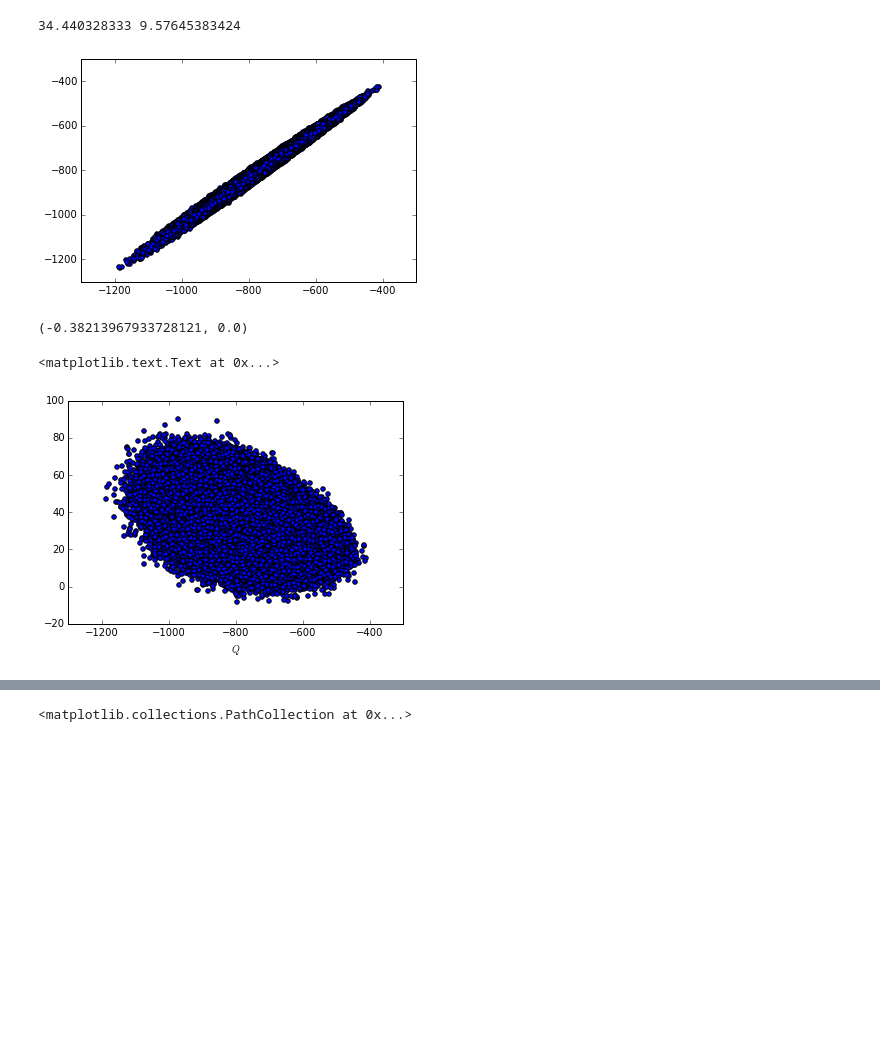
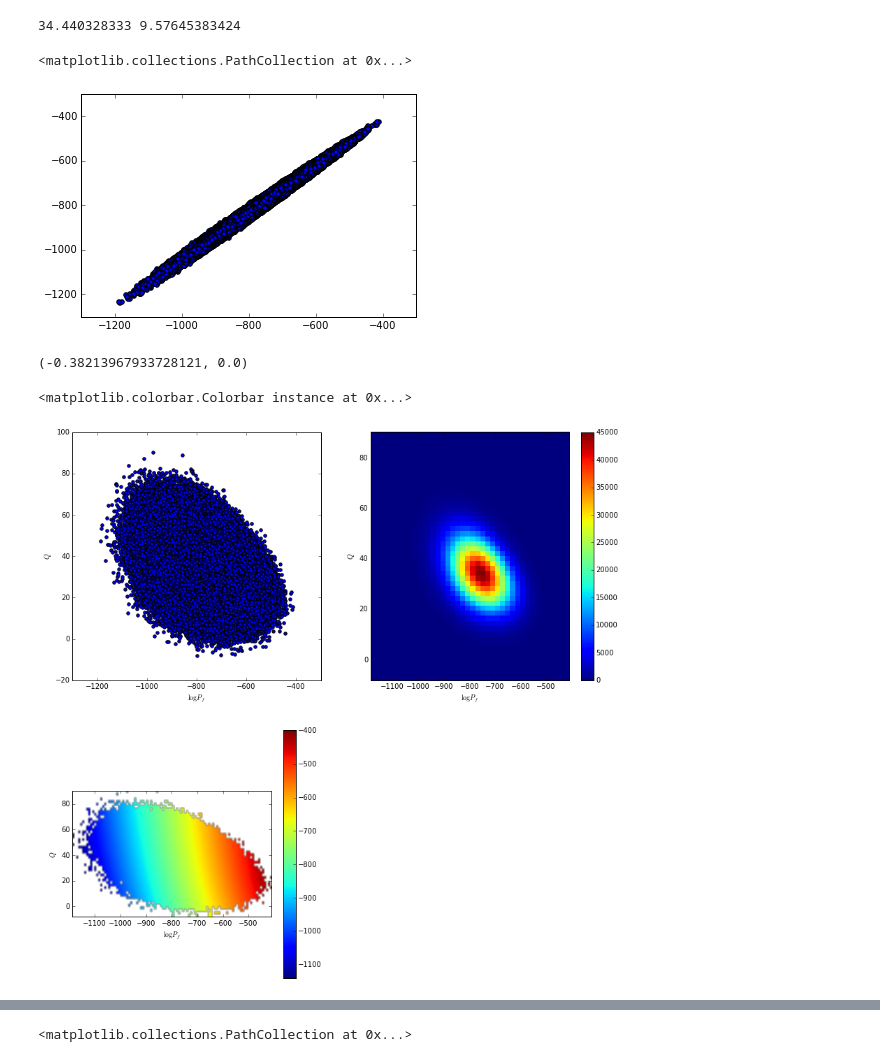
Before and after one commit to nperunov/ipython_notebook_shared, a Jupyter notebook: plot_logPf_Q.ipynb, the cells around one changed output, grey strips where cells are left out. Cells and saved outputs as stored; diff of their text form; code cells hidden in the pictures; blank space fills up the shorter version.

```diff
--- a/plot_logPf_Q.ipynb
+++ b/plot_logPf_Q.ipynb
@@ -55,19 +55,38 @@ print df.Q.mean(), np.log(np.sum(np.exp(-df.Q)))
 [figure]
 34.440328333 9.57645383424
 # %%
-plt.scatter(df.logPf, df.logPr); plt.show()
+plt.figure()
+plt.scatter(df.logPf, df.logPr)
 # %% [output]
+<matplotlib.collections.PathCollection at 0x...>
 [figure]
 # %%
 scipy.stats.pearsonr(df.logPf, df.Q)
 # %% [output]
 (-0.38213967933728121, 0.0)
-# %%
-plt.scatter(df.logPf, df.Q)
-plt.xlabel(r"$\log P_f$")
-plt.xlabel(r"$Q$")
-# %% [output]
-<matplotlib.text.Text at 0x...>
-[figure, removed]
+# %%
+plt.figure(figsize=(14,14))
+plt.subplot(221)
+plt.scatter(df.logPf, df.Q)
+plt.xlabel(r"$\log P_f$")
+plt.ylabel(r"$Q$")
+
+plt.subplot(222)
+plt.hist2d(df.logPf, df.Q, bins=[40,50])
+plt.xlabel(r"$\log P_f$")
+plt.ylabel(r"$Q$")
+plt.colorbar()
+
+plt.subplot(223)
+rho, xedges, yedges = np.histogram2d(df.logPf, df.Q, bins=[100,50])
+p_reverse = xedges[:-1].reshape((len(xedges)-1,1)) + yedges[:-1]
+p_reverse + np.log(rho)
+plt.imshow((p_reverse + np.log(rho)).T, origin='lower', extent=(xedges[0], xedges[-1], yedges[0], yedges[-1]), aspect=5)
+plt.xlabel(r"$\log P_f$")
+plt.ylabel(r"$Q$")
+plt.colorbar()
+# %% [output]
+<matplotlib.colorbar.Colorbar instance at 0x...>
+[figure, added]
 # %%
 grouped = df.groupby("pos")
```
Also changed, not shown: parts of 13 cells of this notebook.
